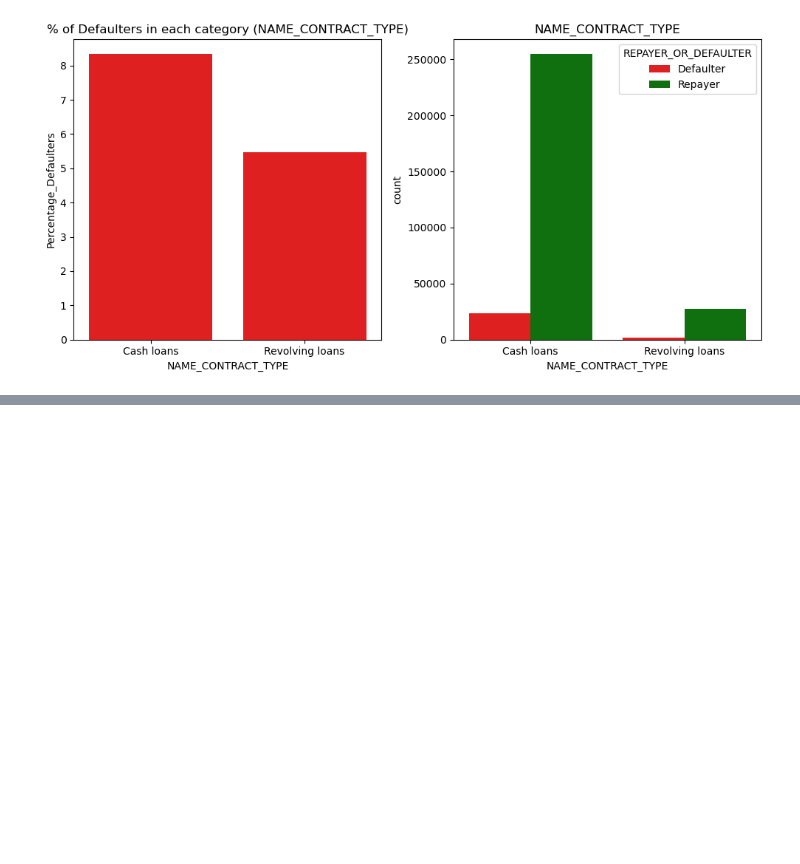
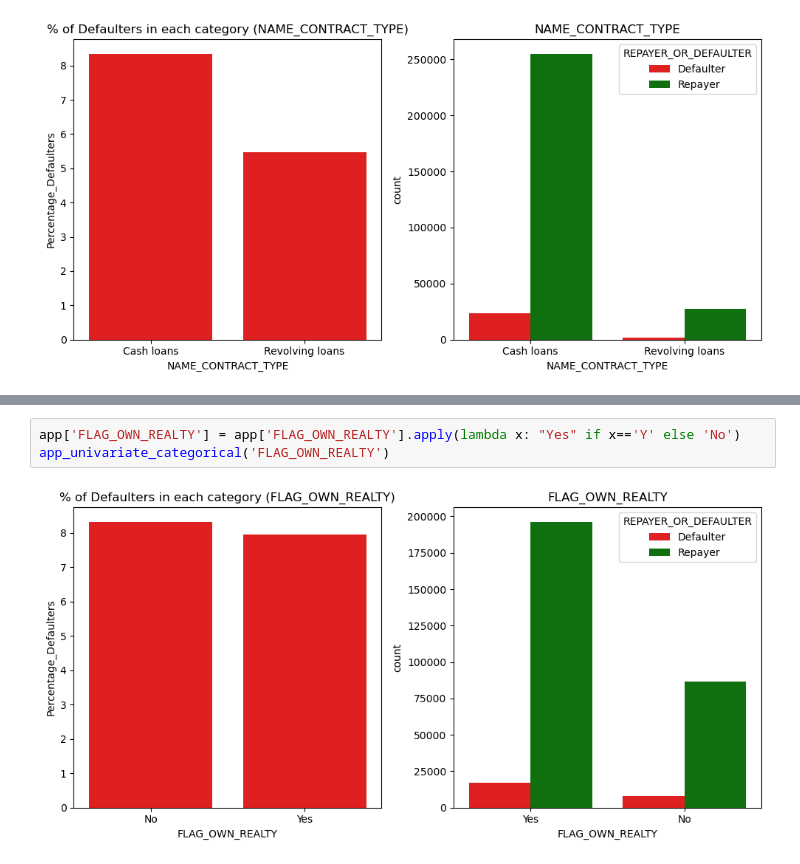
Before and after one commit to Punya-B-R/loan-approval-risk-analysis, a Jupyter notebook: Bank-Loan.ipynb, the cells around one changed output, grey strips where cells are left out. Saved outputs shown, nothing was run; the diff lists cells and outputs as text; blank space fills up the shorter version.

```diff
--- a/Bank-Loan.ipynb
+++ b/Bank-Loan.ipynb
@@ -336,0 +347,5 @@ app_univariate_categorical('CNT_CHILDREN')
+# %%
+app['FLAG_OWN_REALTY'] = app['FLAG_OWN_REALTY'].apply(lambda x: "Yes" if x=='Y' else 'No')
+app_univariate_categorical('FLAG_OWN_REALTY')
+# %% [output]
+[figure, added]
```
Also changed, not shown: parts of 21 cells of this notebook.
